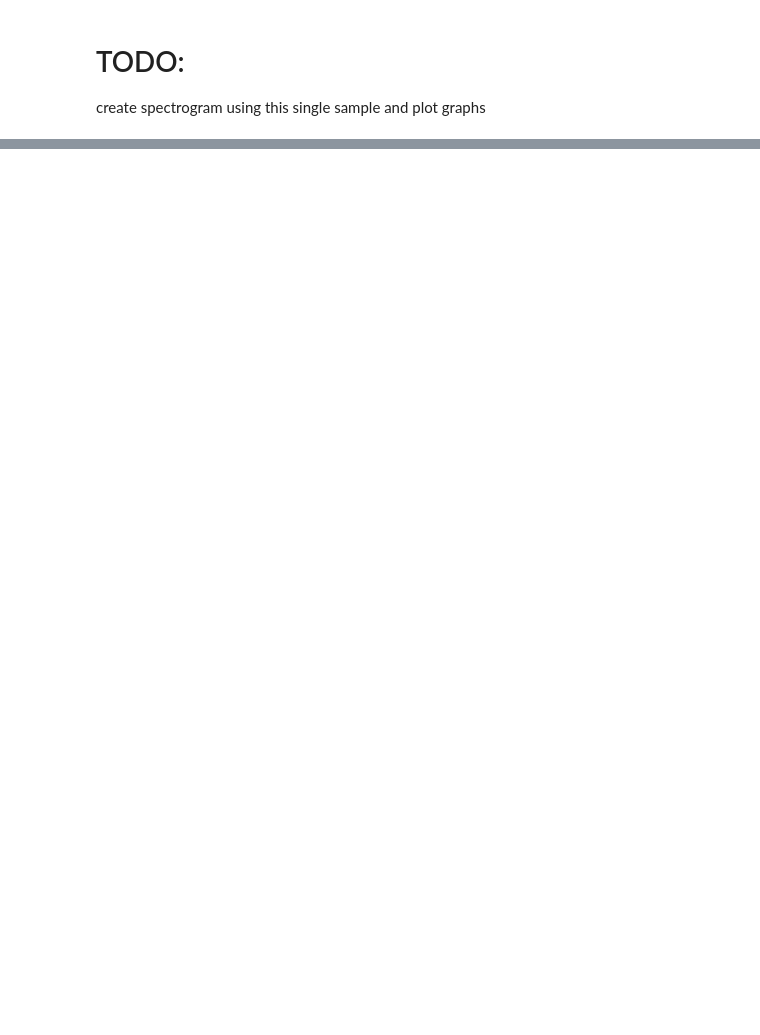
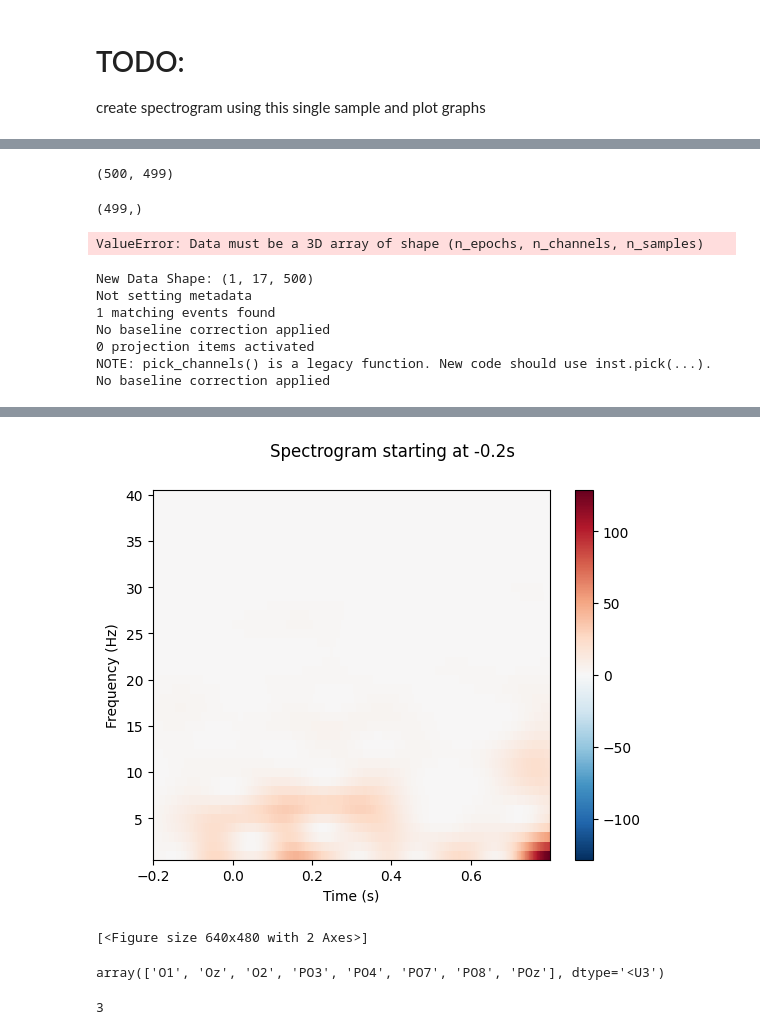
Before and after one commit to Dennis-T-cloud/EEG-Biometrics-Neural-Identity, a Jupyter notebook: spectrogram.ipynb, the cells around one changed output, grey strips where cells are left out. Saved outputs shown, nothing was run; the diff lists cells and outputs as text; code cells hidden in the pictures; blank space fills up the shorter version.

```diff
--- a/spectrogram.ipynb
+++ b/spectrogram.ipynb
@@ -120,0 +197,63 @@ create spectrogram using this single sample and plot graphs
+# %%
+times.shape[0], tfr.times.shape[0]
+# %% [output]
+(500, 499)
+# %%
+times[:-1].shape
+# %% [output]
+(499,)
+# %%
+eeg_epochs = eeg[0, 0, :, :]
+
+# tmin = first entry in your times vector (e.g. -0.2)
+epochs = mne.EpochsArray(eeg_epochs, info, tmin=float(times[0]))
+
+# Time–frequency
+freqs = np.arange(1, 41, 1)
+n_cycles = freqs / 2.0
+
+tfr = tfr_morlet(epochs, freqs=freqs, n_cycles=n_cycles, return_itc=False)
+
+# Plot first channel; x-axis will now reflect your epoch timing
+tfr.plot([0], title="Corrected EEG Spectrogram")
+# %% [output]
+ValueError: Data must be a 3D array of shape (n_epochs, n_channels, n_samples)
+# %%
+import numpy as np
+import mne
+from mne.time_frequency import tfr_morlet
+
+# Assume your 'eeg' variable is what you're slicing from
+# If eeg is already (Channels, Times), we make it (1, Channels, Times)
+single_epoch_data = eeg[0, 0, :, :] # This looks like it's coming from a 4D source
+
+# --- CRITICAL FIX ---
+# Force it into 3D: (n_epochs, n_channels, n_times)
+if single_epoch_data.ndim == 2:
+    single_epoch_data = single_epoch_data[np.newaxis, :, :]
+elif single_epoch_data.ndim == 1:
+    # If it's just a single channel's worth of data
+    single_epoch_data = single_epoch_data[np.newaxis, np.newaxis, :]
+
+print(f"New Data Shape: {single_epoch_data.shape}") # Should be (1, 1, samples) or (1, channels, samples)
+# --------------------
+
+# Now create the EpochsArray
+start_time = float(times[0])
+epochs = mne.EpochsArray(single_epoch_data, info, tmin=start_time)
+
+# Run Time-frequency
+freqs = np.arange(1, 41, 1)
+n_cycles = freqs / 2.0
+tfr = tfr_morlet(epochs, freqs=freqs, n_cycles=n_cycles, return_itc=False)
+
+# Plot
+tfr.plot([1], title=f"Spectrogram starting at {start_time}s")
+# %% [output]
+New Data Shape: (1, 17, 500)
+Not setting metadata
+1 matching events found
+No baseline correction applied
+0 projection items activated
+NOTE: pick_channels() is a legacy function. New code should use inst.pick(...).
+No baseline correction applied
@@ -120,0 +262,10 @@ create spectrogram using this single sample and plot graphs
+[figure, added]
+[<Figure size 640x480 with 2 Axes>]
+# %%
+data2['ch_names']
+# %% [output]
+array(['O1', 'Oz', 'O2', 'PO3', 'PO4', 'PO7', 'PO8', 'POz'], dtype='<U3')
+# %%
+data['ch_names'].tolist().index('O1')
+# %% [output]
+3
```
Also changed, not shown: parts of 17 cells of this notebook.
